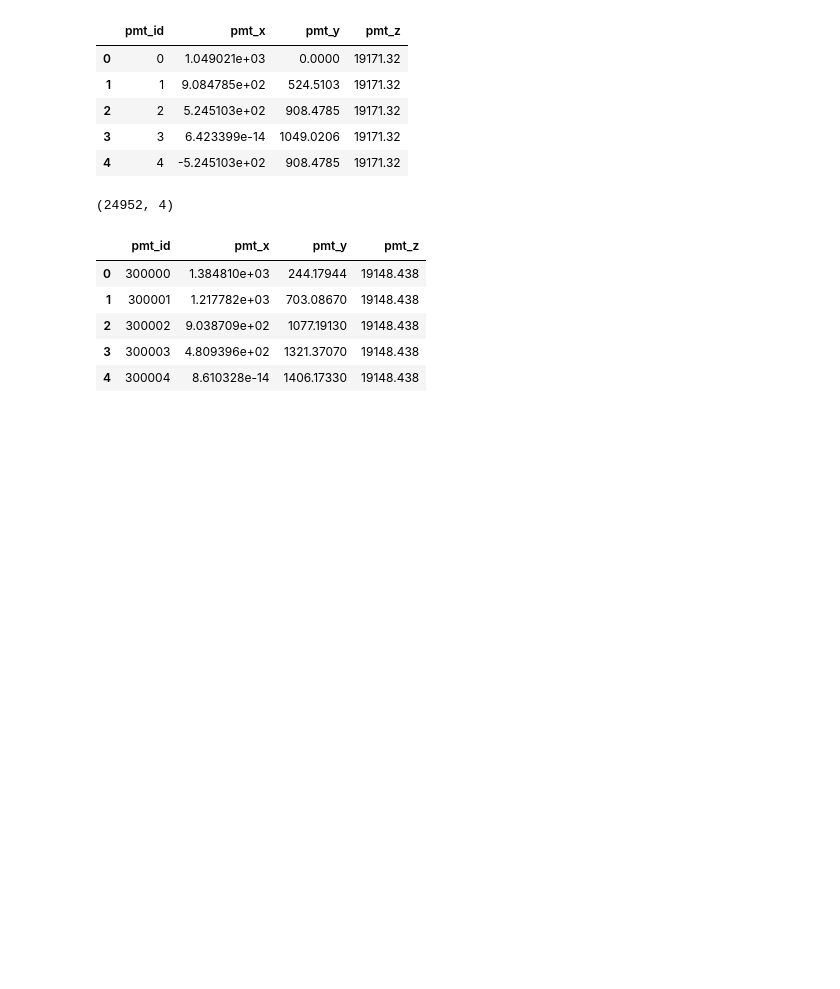
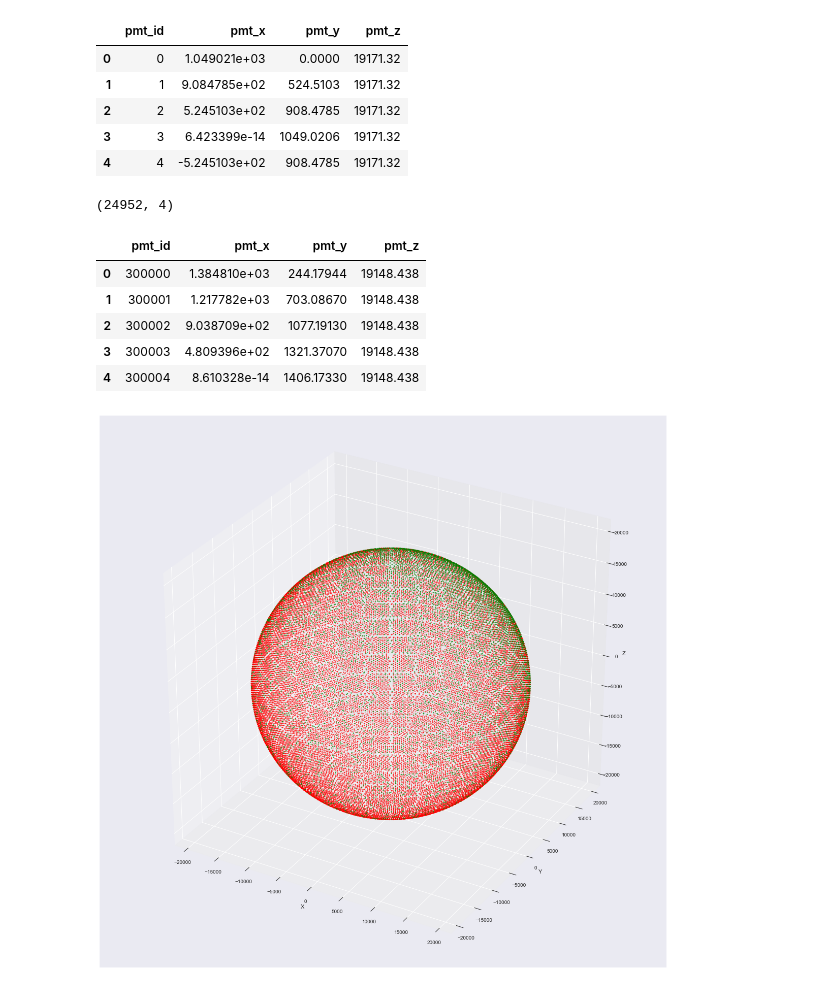
Before and after one commit to HeyLey/JUNO, a Jupyter notebook: baseline.ipynb, the cells around one changed output. Cells and saved outputs as stored; diff of their text form; code cells hidden in the pictures; blank space fills up the shorter version.

```diff
--- a/baseline.ipynb
+++ b/baseline.ipynb
@@ -144,0 +126,44 @@ spmt_pos.head()
+# %%
+lpmt_hit_values = lpmt_event_hits['pmtID'].values
+spmt_hit_values = spmt_event_hits['pmtID'].values
+# %%
+lpmt_hist_mask = []
+for t in lpmt_pos.itertuples():
+    if t[1] in lpmt_hit_values:
+        lpmt_hist_mask.append("g")
+    else:
+        lpmt_hist_mask.append("r")
+
+spmt_hit_mask = []
+for t in spmt_pos.itertuples():
+    if t[1] in spmt_hit_values:
+        spmt_hit_mask.append("g")
+    else:
+        spmt_hit_mask.append("r")
+# %%
+fig = plt.figure(figsize=(20, 20))
+ax = fig.add_subplot(111, projection='3d')
+
+x = lpmt_pos['pmt_x']
+y = lpmt_pos['pmt_y']
+z = lpmt_pos['pmt_z']
+
+ax.scatter(x, y, z, c=lpmt_hist_mask, marker='o', s=5, alpha=0.7)
+
+ax.set_xlabel('X')
+ax.set_ylabel('Y')
+ax.set_zlabel('Z')
+
+x = spmt_pos['pmt_x']
+y = spmt_pos['pmt_y']
+z = spmt_pos['pmt_z']
+
+ax.scatter(x, y, z, c=spmt_hit_mask, marker='o', s=2, alpha=0.7)
+
+ax.set_xlabel('X')
+ax.set_ylabel('Y')
+ax.set_zlabel('Z')
+
+plt.show()
+# %% [output]
+[figure, added]
```
Also changed, not shown: parts of 6 cells of this notebook.
